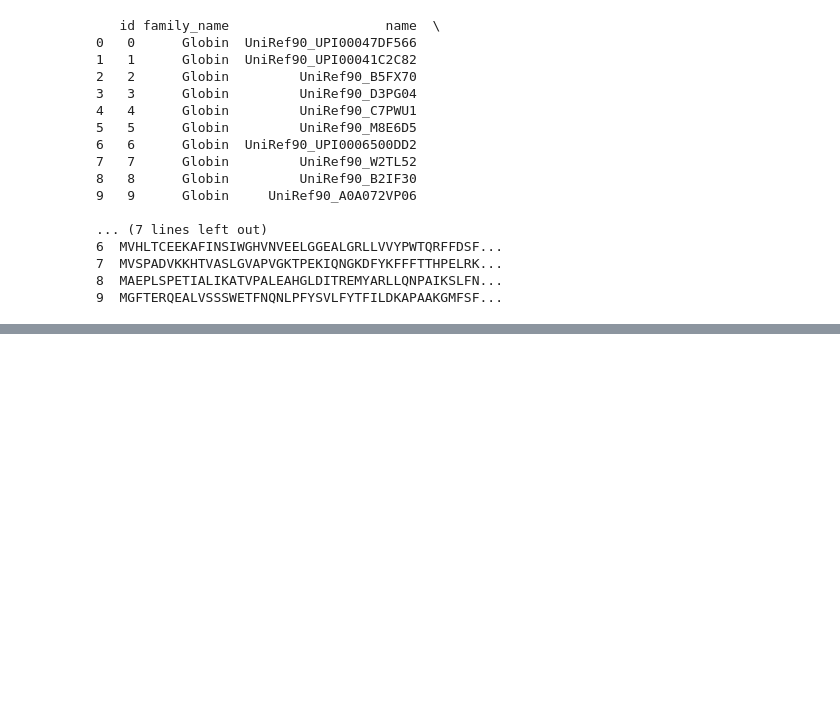
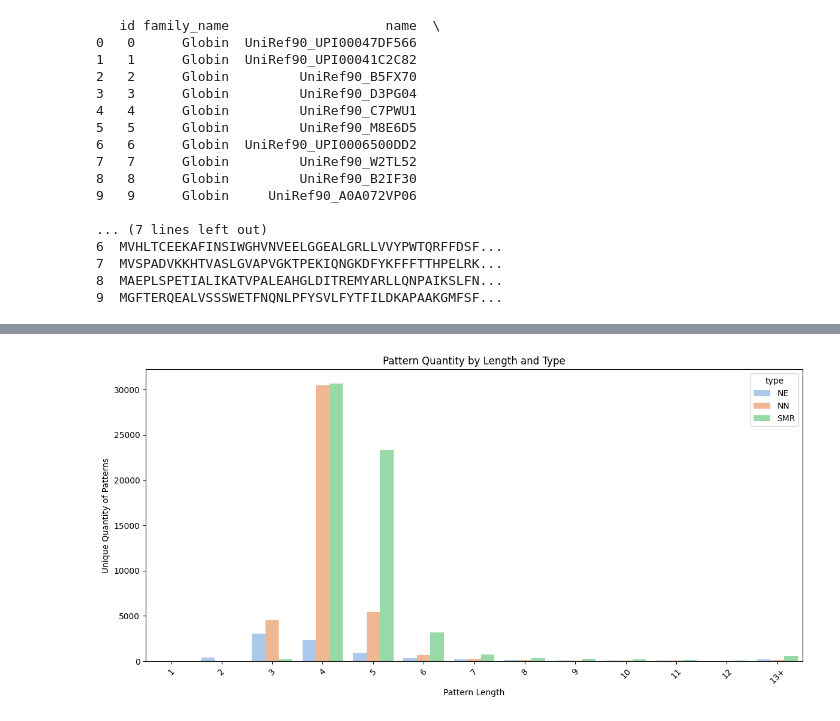
Before and after one commit to mgiordano/prot-mr-embeddings, a Jupyter notebook: corpus_prep/corpus_prep_exploration.ipynb, the cells around one changed output, grey strips where cells are left out. Drawn from its saved outputs; the diff is of its cells as text; code cells hidden in the pictures; blank space fills up the shorter version.

```diff
--- a/corpus_prep/corpus_prep_exploration.ipynb
+++ b/corpus_prep/corpus_prep_exploration.ipynb
@@ -112,0 +217,27 @@ plt.show()
+# %%
+def plot_mr_stacked(mr_df):
+    # First, let's prepare the data
+    # Group patterns longer than 12 into a single category
+    mr_df['length_group'] = mr_df['length'].apply(lambda x: x if x <= 12 else '13+')
+    data_for_plot = mr_df.groupby(['length_group', 'type'])['pattern'].nunique().reset_index()
+    # Create the stacked bar chart
+    plt.figure(figsize=(12, 6))
+    chart = sns.barplot(x='length_group', y='pattern', hue='type', data=data_for_plot)
+
+    # Customize the chart
+    plt.title('Pattern Quantity by Length and Type')
+    plt.xlabel('Pattern Length')
+    plt.ylabel('Unique Quantity of Patterns')
+
+    # Rotate x-axis labels if there are many pattern lengths
+    plt.xticks(rotation=45)
+
+    # Adjust layout to prevent cutting off labels
+    plt.tight_layout()
+
+    # Show the plot
+    plt.show()
+
+plot_mr_stacked(mr_test_df)
+# %% [output]
+[figure, added]
```
Also changed, not shown: parts of 22 cells of this notebook.
